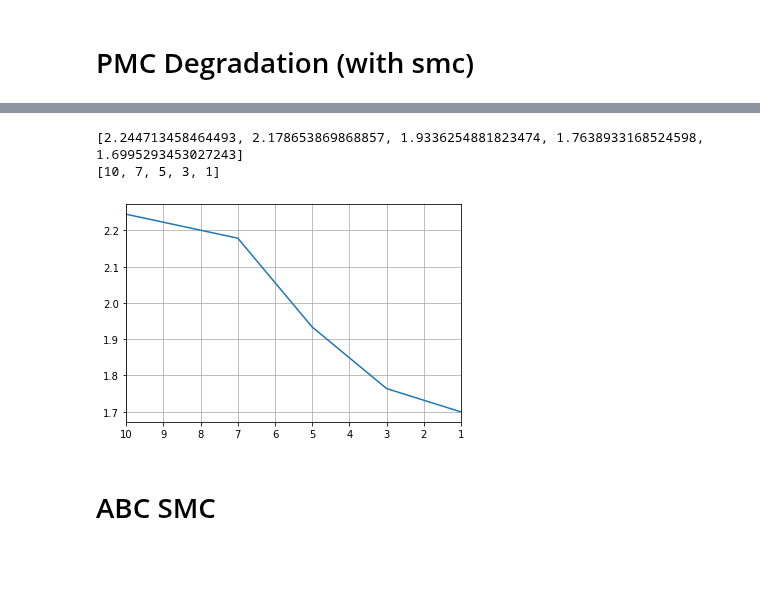
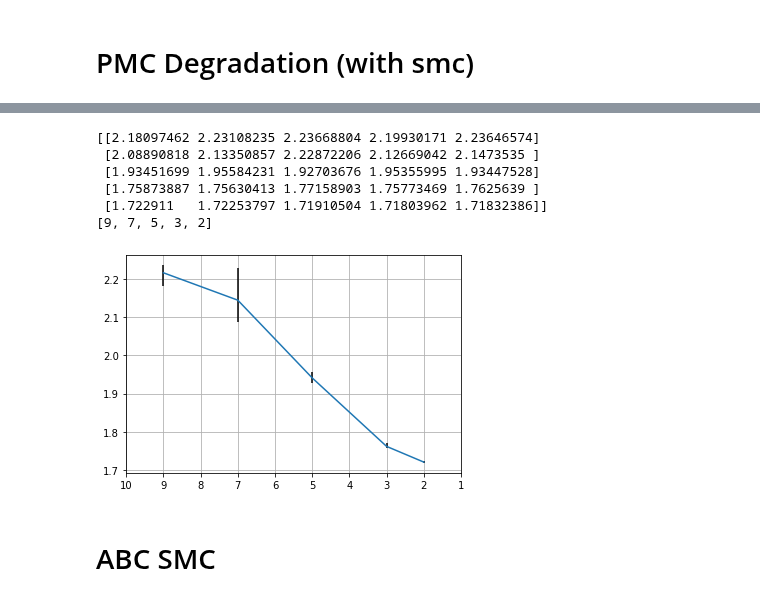
Before and after one commit to pints-team/pints, a Jupyter notebook: degradation_errors.ipynb, the cells around one changed output, grey strips where cells are left out. Drawn from its saved outputs; the diff is of its cells as text; code cells hidden in the pictures; blank space fills up the shorter version.

```diff
--- a/degradation_errors.ipynb
+++ b/degradation_errors.ipynb
@@ -238,18 +276,32 @@ finished computing kde + 1.6995293453027243
 # %%
 print(resulting_kl)
 print(error_thresholds)
 
+
+resulting_kl = np.array(resulting_kl)
+mins_kl = resulting_kl.min(1)
+maxes_kl = resulting_kl.max(1)
+means_kl = resulting_kl.mean(1)
+
+
 fig, ax = plt.subplots()
 
-ax.plot(error_thresholds, resulting_kl)
-ax.set_xlim(10, 1)
-ax.grid(True)
+
+# create stacked errorbars:
+plt.errorbar(error_thresholds, means_kl, [means_kl - mins_kl, maxes_kl - means_kl], ecolor='black')
+plt.xlim(10, 1)
+plt.grid(True)
+
 plt.show()
 res_kl_true_pmc_rej = resulting_kl
 # %% [output]
-[2.244713458464493, 2.178653869868857, 1.9336254881823474, 1.7638933168524598, 1.6995293453027243]
-[10, 7, 5, 3, 1]
+[[2.18097462 2.23108235 2.23668804 2.19930171 2.23646574]
+ [2.08890818 2.13350857 2.22872206 2.12669042 2.1473535 ]
+ [1.93451699 1.95584231 1.92703676 1.95355995 1.93447528]
+ [1.75873887 1.75630413 1.77158903 1.75773469 1.7625639 ]
+ [1.722911   1.72253797 1.71910504 1.71803962 1.71832386]]
+[9, 7, 5, 3, 2]
-[figure, old version]
+[figure, new version]
 # %% [markdown]
 # ABC SMC
 # %%
```
Also changed, not shown: parts of 14 cells of this notebook.
